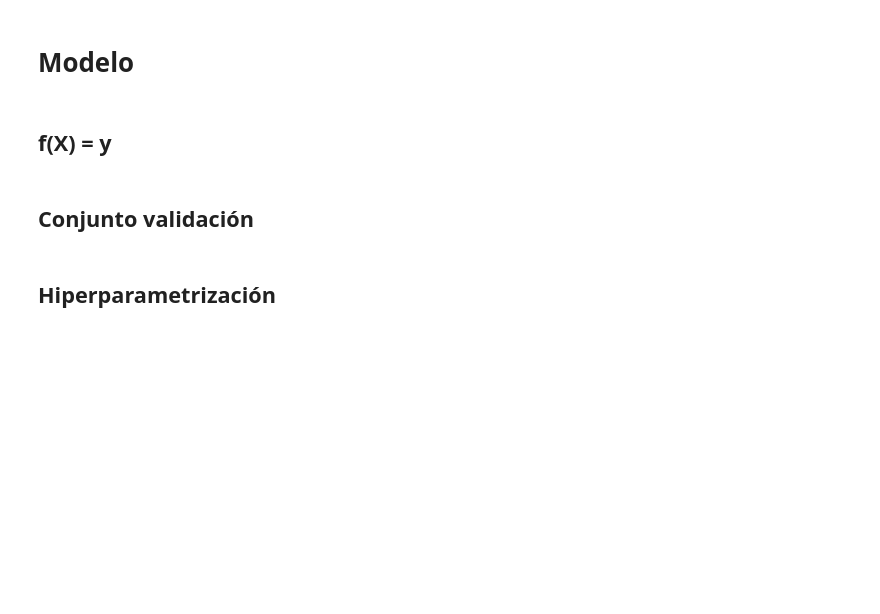
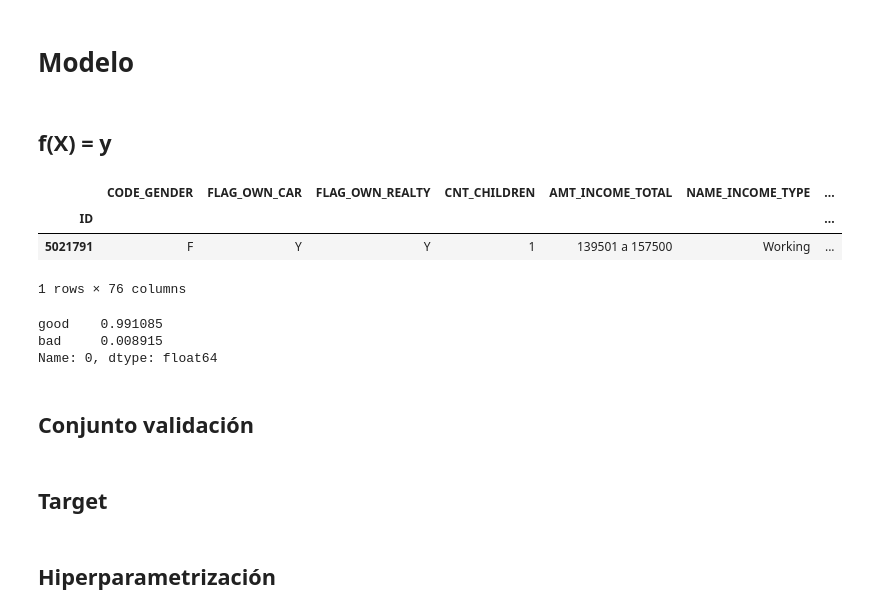
Before and after one commit to Afroefras/Pruebas, a Jupyter notebook: scripts/UnDosTres_BusinessCase.ipynb, the cells around one changed output. Saved outputs shown, nothing was run; the diff lists cells and outputs as text; code cells hidden in the pictures; blank space fills up the shorter version.

```diff
--- a/scripts/UnDosTres_BusinessCase.ipynb
+++ b/scripts/UnDosTres_BusinessCase.ipynb
@@ -74,7 +72,7 @@ class BussinessCase:
             **{str(x):'bad' for x in range(1,6)}
         })
         cred = cred.pivot_table(index=id_col, columns=date_col, values=status_col, aggfunc=lambda x:x)
-        cred.fillna('good', inplace=True)
+        cred.fillna('Unknown', inplace=True)
         return cred.astype(str)
 
 
@@ -113,7 +111,7 @@ class BussinessCase:
         return X.astype(str)
 
 
-    def cm_sklearn(self, X: DataFrame, y: DataFrame, fit_model, target_encoder) -> DataFrame:
+    def cm_sklearn(self, X: DataFrame, y: DataFrame, fit_model, target_encoder: LabelEncoder) -> DataFrame:
         '''
         Muestra la matriz de confusión en un mapa de calor
         '''
@@ -123,7 +121,7 @@ class BussinessCase:
         cm = DataFrame(confusion_matrix(y_true=y.values, y_pred=fit_model.predict(X)), index=labels, columns=labels).replace({0:nan})
 
         # Define el tamaño de el mapa de calor
-        size = len(cm)//2
+        size = len(cm)//1.5
         fig, ax = plt.subplots(figsize=(size, size))
         # Crea el mapa de calor con base en la distribución % del valor real a través de sus predicciones
         to_heatmap = DataFrame([cm[col] / cm.sum(axis=1) for col in cm.columns], index=labels, columns=labels).T
@@ -191,10 +211,20 @@ y_pre.head()
 # %%
 df = X_pre.join(y_pre)
 X = df.loc[:, :-1].copy()
 X.columns = list(map(str, X.columns))
-y = df[[0]].copy()
-
 X.sample()
+# %% [output]
+|  | CODE_GENDER | FLAG_OWN_CAR | FLAG_OWN_REALTY | CNT_CHILDREN | AMT_INCOME_TOTAL | NAME_INCOME_TYPE | ... |
+| ID |  |  |  |  |  |  | ... |
+| 5021791 | F | Y | Y | 1 | 139501 a 157500 | Working | ... |
+1 rows × 76 columns
+# %%
+y = df[[0]].replace({'Unknown':'good'}).copy()
+y[0].value_counts(1, dropna=False)
+# %% [output]
+good    0.991085
+bad     0.008915
+Name: 0, dtype: float64
 # %% [markdown]
 ## Conjunto validación
 # %%
@@ -213,0 +238,2 @@ y_test = DataFrame(y_encod.transform(y_test), index=y_test.index)
+# %% [markdown]
+## Target
```
Also changed, not shown: parts of 15 cells of this notebook.
